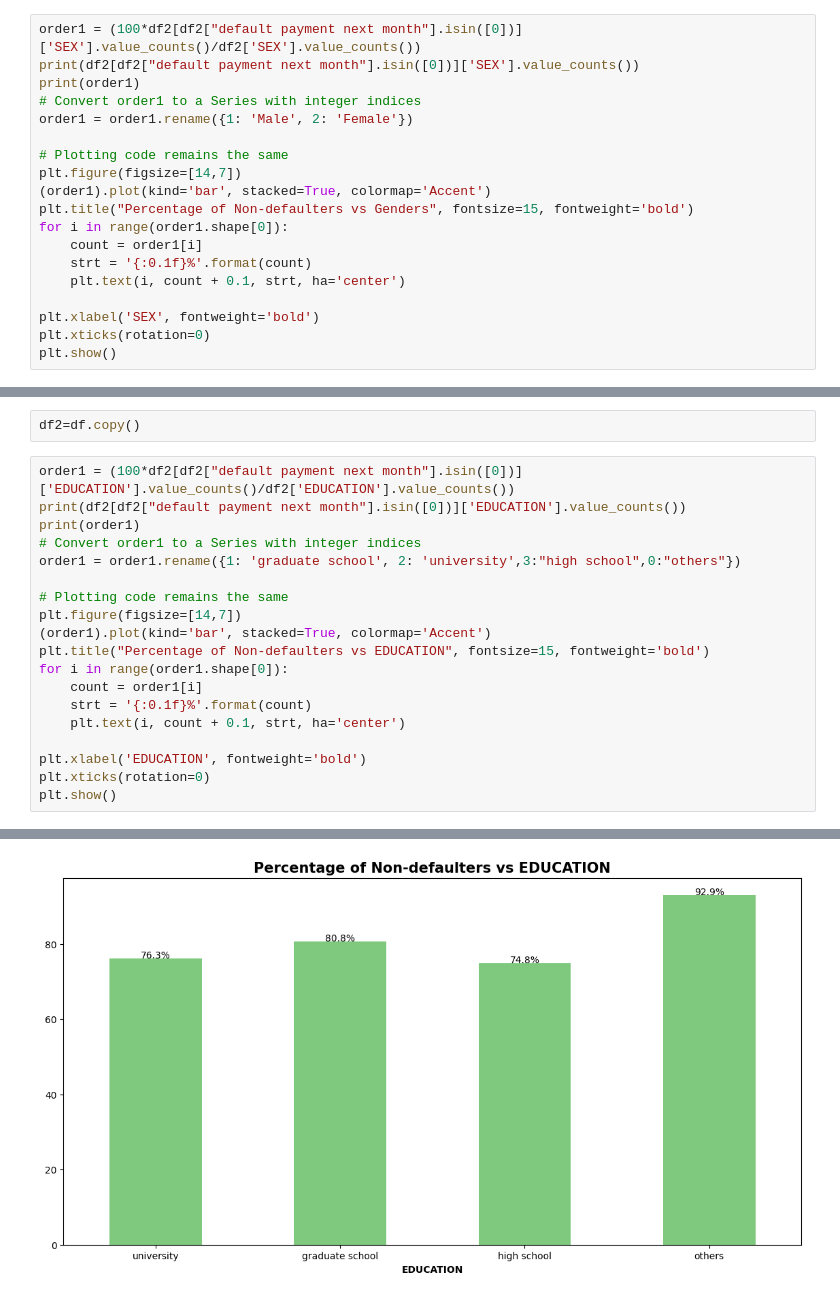
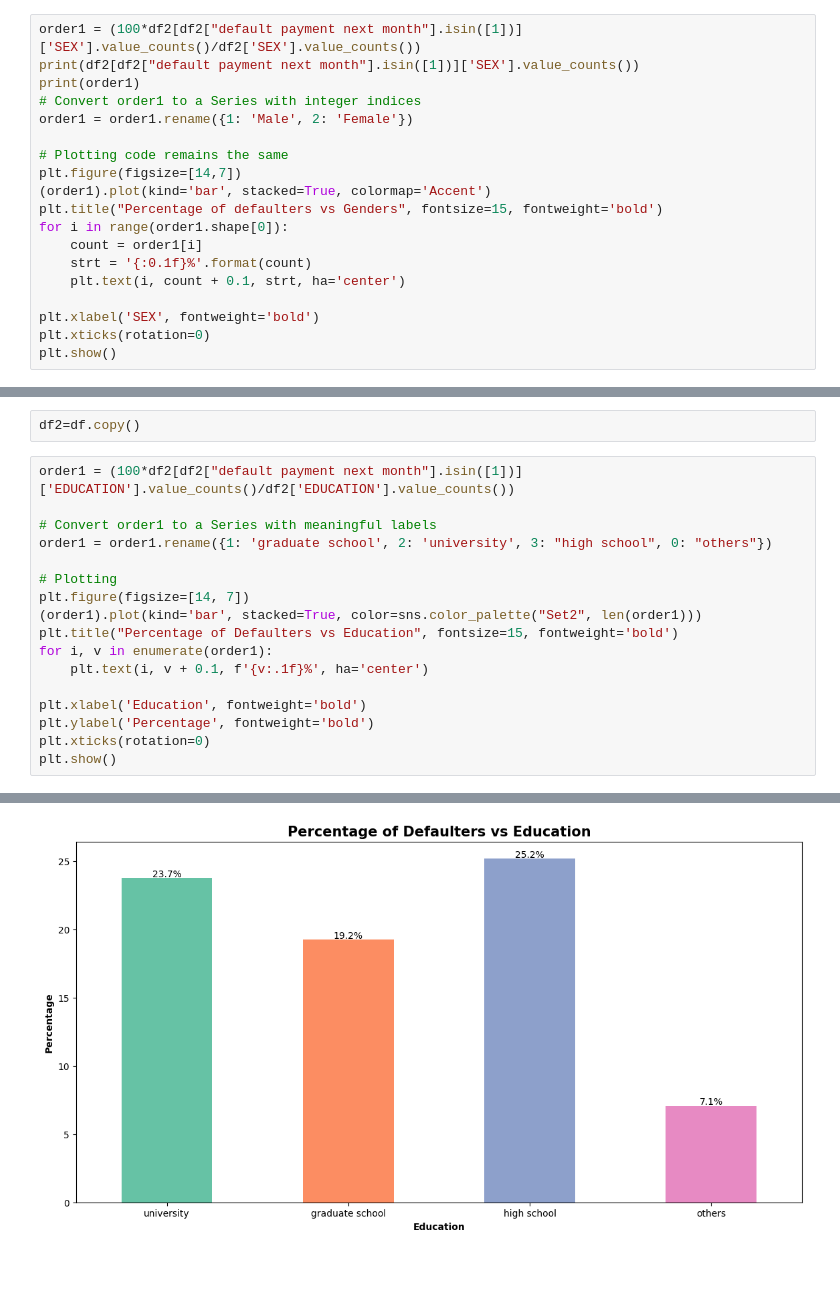
Before and after one commit to kota-Git/Credit_Card_Fraud_Detection_Real_Time, a Jupyter notebook: note_book/1.EDA_on_Credit_card.ipynb, the cells around one changed output, grey strips where cells are left out. Drawn from its saved outputs; the diff is of its cells as text; blank space fills up the shorter version.

```diff
--- a/note_book/1_EDA_Credit_card.ipynb
+++ b/note_book/1.EDA_on_Credit_card.ipynb
@@ -573,8 +573,8 @@ plt.show()
 # %%
 df2=df.copy()
 # %%
-order1 = (100*df2[df2["default payment next month"].isin([0])]['SEX'].value_counts()/df2['SEX'].value_counts())
-print(df2[df2["default payment next month"].isin([0])]['SEX'].value_counts())
+order1 = (100*df2[df2["default payment next month"].isin([1])]['SEX'].value_counts()/df2['SEX'].value_counts())
+print(df2[df2["default payment next month"].isin([1])]['SEX'].value_counts())
 print(order1)
 # Convert order1 to a Series with integer indices
 order1 = order1.rename({1: 'Male', 2: 'Female'})
@@ -582,7 +582,7 @@ order1 = order1.rename({1: 'Male', 2: 'Female'})
 # Plotting code remains the same
 plt.figure(figsize=[14,7])
 (order1).plot(kind='bar', stacked=True, colormap='Accent')
-plt.title("Percentage of Non-defaulters vs Genders", fontsize=15, fontweight='bold')
+plt.title("Percentage of defaulters vs Genders", fontsize=15, fontweight='bold')
 for i in range(order1.shape[0]):
     count = order1[i]
     strt = '{:0.1f}%'.format(count)
@@ -674,22 +684,20 @@ plt.show()
 # %%
 df2=df.copy()
 # %%
-order1 = (100*df2[df2["default payment next month"].isin([0])]['EDUCATION'].value_counts()/df2['EDUCATION'].value_counts())
-print(df2[df2["default payment next month"].isin([0])]['EDUCATION'].value_counts())
-print(order1)
-# Convert order1 to a Series with integer indices
-order1 = order1.rename({1: 'graduate school', 2: 'university',3:"high school",0:"others"})
+order1 = (100*df2[df2["default payment next month"].isin([1])]['EDUCATION'].value_counts()/df2['EDUCATION'].value_counts())
 
-# Plotting code remains the same
-plt.figure(figsize=[14,7])
-(order1).plot(kind='bar', stacked=True, colormap='Accent')
-plt.title("Percentage of Non-defaulters vs EDUCATION", fontsize=15, fontweight='bold')
-for i in range(order1.shape[0]):
-    count = order1[i]
-    strt = '{:0.1f}%'.format(count)
-    plt.text(i, count + 0.1, strt, ha='center')
+# Convert order1 to a Series with meaningful labels
+order1 = order1.rename({1: 'graduate school', 2: 'university', 3: "high school", 0: "others"})
 
-plt.xlabel('EDUCATION', fontweight='bold')
+# Plotting
+plt.figure(figsize=[14, 7])
+(order1).plot(kind='bar', stacked=True, color=sns.color_palette("Set2", len(order1)))
+plt.title("Percentage of Defaulters vs Education", fontsize=15, fontweight='bold')
+for i, v in enumerate(order1):
+    plt.text(i, v + 0.1, f'{v:.1f}%', ha='center')
+
+plt.xlabel('Education', fontweight='bold')
+plt.ylabel('Percentage', fontweight='bold')
 plt.xticks(rotation=0)
 plt.show()
 # %% [output]
@@ -708 +704 @@ Name: count, dtype: float64
-[figure, old version]
+[figure, new version]
```
Also changed, not shown: parts of 24 cells of this notebook.
